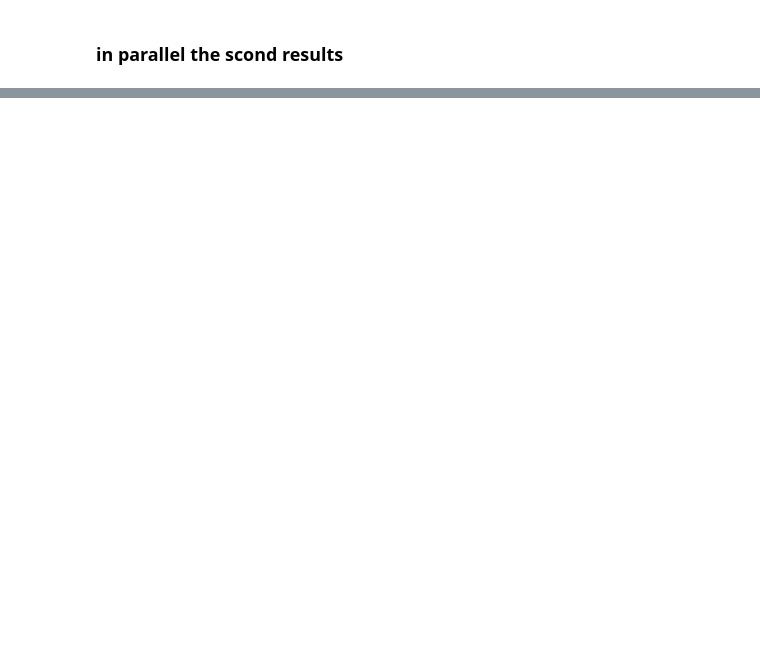
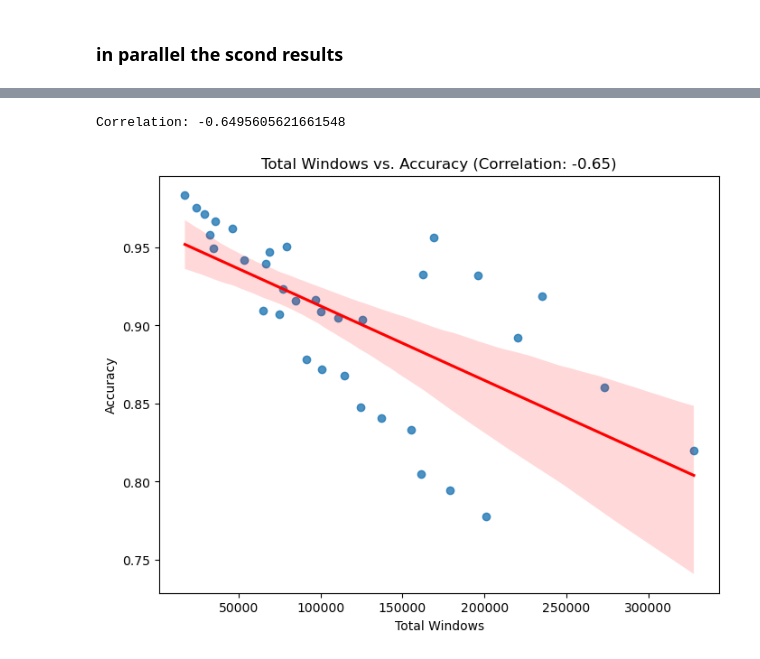
Before and after one commit to nikanhg/Funding_rate_Aave, a Jupyter notebook: Nikan/LSTM_grid_search.ipynb, the cells around one changed output, grey strips where cells are left out. Cells and saved outputs as stored; diff of their text form; code cells hidden in the pictures; blank space fills up the shorter version.

Commit message:
Grid search semi results

```diff
--- a/Nikan/LSTM_grid_search.ipynb
+++ b/Nikan/LSTM_grid_search.ipynb
@@ -803,0 +1153,17 @@ preprocessing...
+# %%
+import matplotlib.pyplot as plt
+import seaborn as sns
+# Calculate correlation between length and accuracy
+correlation = results_concatenated['total_windows'].corr(results_concatenated['accuracy'])
+print("Correlation:", correlation)
+
+# Create a scatter plot with a regression line
+plt.figure(figsize=(8, 6))
+sns.regplot(x='total_windows', y='accuracy', data=results_concatenated, line_kws={'color': 'red'})
+plt.title(f"Total Windows vs. Accuracy (Correlation: {correlation:.2f})")
+plt.xlabel('Total Windows')
+plt.ylabel('Accuracy')
+plt.show()
+# %% [output]
+Correlation: -0.6495605621661548
+[figure, added]
```
Also changed, not shown: parts of 10 cells of this notebook, 1 other file.
